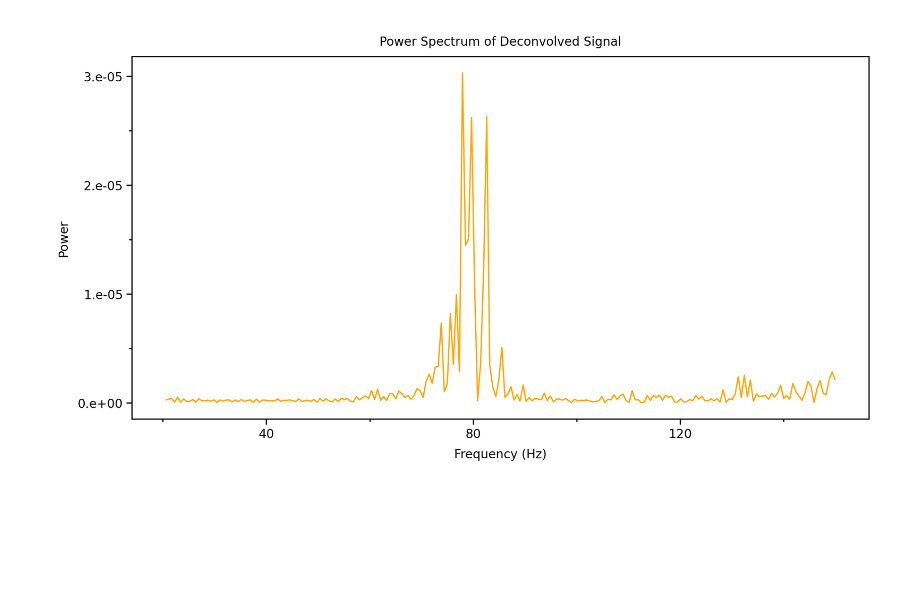
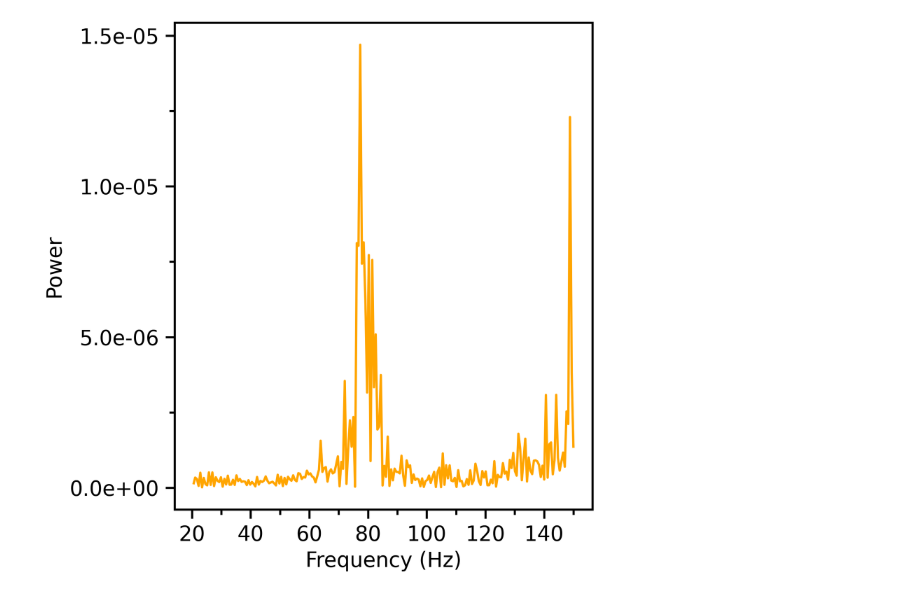
Before and after one commit to ahmed-alhindawi/omt_simulator, a Jupyter notebook: src/omt_simulator.ipynb, the cells around one changed output. Drawn from its saved outputs; the diff is of its cells as text; code cells hidden in the pictures; blank space fills up the shorter version.

Commit message:
reduced lambda for the regulariser

```diff
--- a/src/omt_simulator.ipynb
+++ b/src/omt_simulator.ipynb
@@ -10,9 +10,10 @@ from mizani.formatters import scientific_format
 fs = 4800  # Hz
 duration = 1.0  # seconds
 t = np.linspace(0, duration, int(fs * duration))
-N = 20  # number of motor units
+N = 20 # number of motor units
 tau = 0.005  # twitch decay constant
 central_frequency = 80  # Hz
+tikhonov_lambda = 1e-9  # Tikhonov regularization parameter
 # %%
 # Functions
 def generate_spike_train(rate, duration, jitter=0.001, fs=1000):
@@ -158,7 +176,5 @@ stft_fig.draw()
 # %%
-from pydoc import text
 import numpy as np
-import matplotlib.pyplot as plt
 from scipy.fft import fft, fftfreq
 
 # --- Generate OMT Signal ---
@@ -182,43 +198,45 @@ kernel_padded = np.zeros_like(omt_signal)
 kernel_padded[:len(kernel)] = kernel
 Y = fft(omt_signal)
 H = fft(kernel_padded)
-lambda_reg = 1e-5
 H_conj = np.conj(H)
-S_hat_tikhonov = (H_conj / (H_conj * H + lambda_reg)) * Y
+S_hat_tikhonov = (H_conj / (H_conj * H + tikhonov_lambda)) * Y
 s_deconv_tikhonov = np.real(np.fft.ifft(S_hat_tikhonov))
 s_deconv_tikhonov -= s_deconv_tikhonov.mean()
 
 # --- Step 5: Power Spectrum ---
 N_samples = len(omt_signal)
 freqs = fftfreq(N_samples, d=1/fs)[:N_samples//2]
 S_deconv_fft = np.abs(fft(s_deconv_tikhonov))[:N_samples//2]
 power_spectrum = S_deconv_fft**2
 
 # Limit the frequency range between 20 Hz and 150 Hz
 freq_min = 20
 freq_max = 150
 mask = (freqs >= freq_min) & (freqs <= freq_max)
 freqs_limited = freqs[mask]
 power_spectrum_limited = power_spectrum[mask]
 
 pl_df = pl.DataFrame({
     "frequency": freqs_limited,
     "power": power_spectrum_limited
 })
 
 # --- Step 6: Plotting the Power Spectrum ---
 fig = (
     p9.ggplot(pl_df, p9.aes(x="frequency", y="power")) +
     p9.geom_line(color='orange') +
-    p9.labs(title="Power Spectrum of Deconvolved Signal", x="Frequency (Hz)", y="Power") +
+    p9.labs(x="Frequency (Hz)", y="Power") +
     p9.scale_y_continuous(labels=scientific_format(digits=2)) +
+    p9.scale_x_continuous(breaks=np.arange(0, freq_max, 20)) +
     p9.theme_matplotlib() +
-    p9.theme(figure_size=(7.5, 4), dpi=300, text=p9.element_text(size=8))
+    p9.theme(figure_size=(3, 3), dpi=300, text=p9.element_text(size=8))
 )
 
-fig.draw()
+fig.show()
+fig.save("/workspace/output/figures/omt_signal_power_spectrum.png")
+fig.save("/workspace/output/figures/omt_signal_power_spectrum.pdf")
 # %% [output]
-[figure, old version]
+[figure, new version]
 # %%
 # Find frequency with maximum power (peak)
 # Define the frequency band
```
Also changed, not shown: parts of 8 cells of this notebook, 12 other files.
